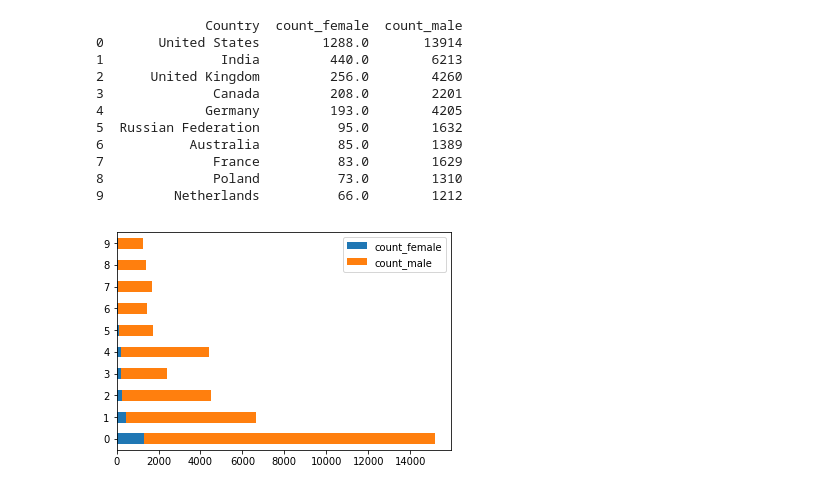
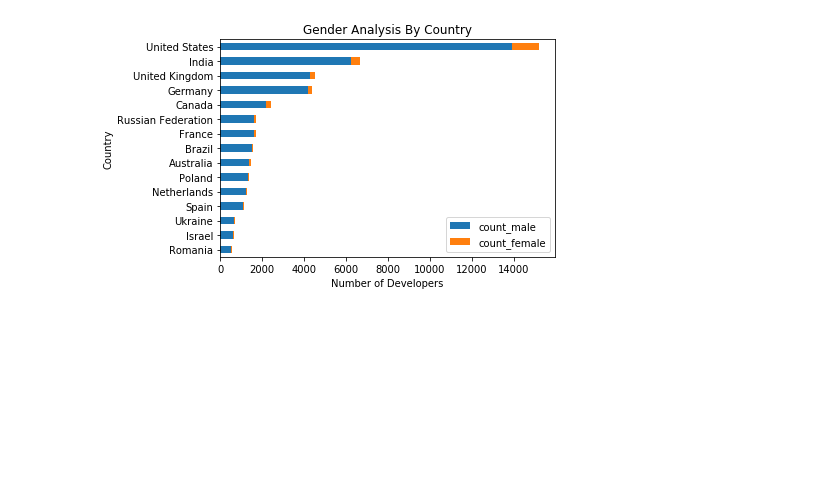
Before and after one commit to kuldeepemol/tech-nerds, a Jupyter notebook: Developer Profile.ipynb, the cells around one changed output. Cells and saved outputs as stored; diff of their text form; code cells hidden in the pictures; blank space fills up the shorter version.

```diff
--- a/Developer Profile.ipynb
+++ b/Developer Profile.ipynb
@@ -250,24 +271,19 @@ plt.axis('equal')
 # %%
 female_df = gender_df['Country'].loc[gender_df['Gender'] == 'Female'].value_counts()
 male_df = gender_df['Country'].loc[gender_df['Gender'] == 'Male'].value_counts()
 s = female_df + male_df
 male_df = pd.DataFrame({'Country':male_df.index, 'count':male_df.values})
 female_df = pd.DataFrame({'Country':female_df.index, 'count':female_df.values})
 gender_count_df = female_df.merge(male_df, how='outer', on='Country', suffixes=['_female','_male'])
-count = gender_count_df.head(10)
-print(count)
-count.plot(kind='barh', stacked=True)
-plt.savefig("Images/DevelopersGenderAnalysisBarChart.png")
+gender_count_df['count_total'] = ""
+gender_count_df['count_total'] = gender_count_df['count_male'] + gender_count_df['count_female']
+count = gender_count_df.head(15)
+count.sort_values(by='count_total').plot(kind='barh',
+                                         x='Country',
+                                         y=["count_male", "count_female"],
+                                         title='Gender Analysis By Country',
+                                         stacked=True)
+plt.xlabel('Number of Developers')
+plt.savefig("Images/DevelopersGenderAnalysisBarChart.png", bbox_inches='tight')
 # %% [output]
-              Country  count_female  count_male
-0       United States        1288.0       13914
-1               India         440.0        6213
-2      United Kingdom         256.0        4260
-3              Canada         208.0        2201
-4             Germany         193.0        4205
-5  Russian Federation          95.0        1632
-6           Australia          85.0        1389
-7              France          83.0        1629
-8              Poland          73.0        1310
-9         Netherlands          66.0        1212
-[figure, old version]
+[figure, new version]
```
Also changed, not shown: parts of 22 cells of this notebook.
